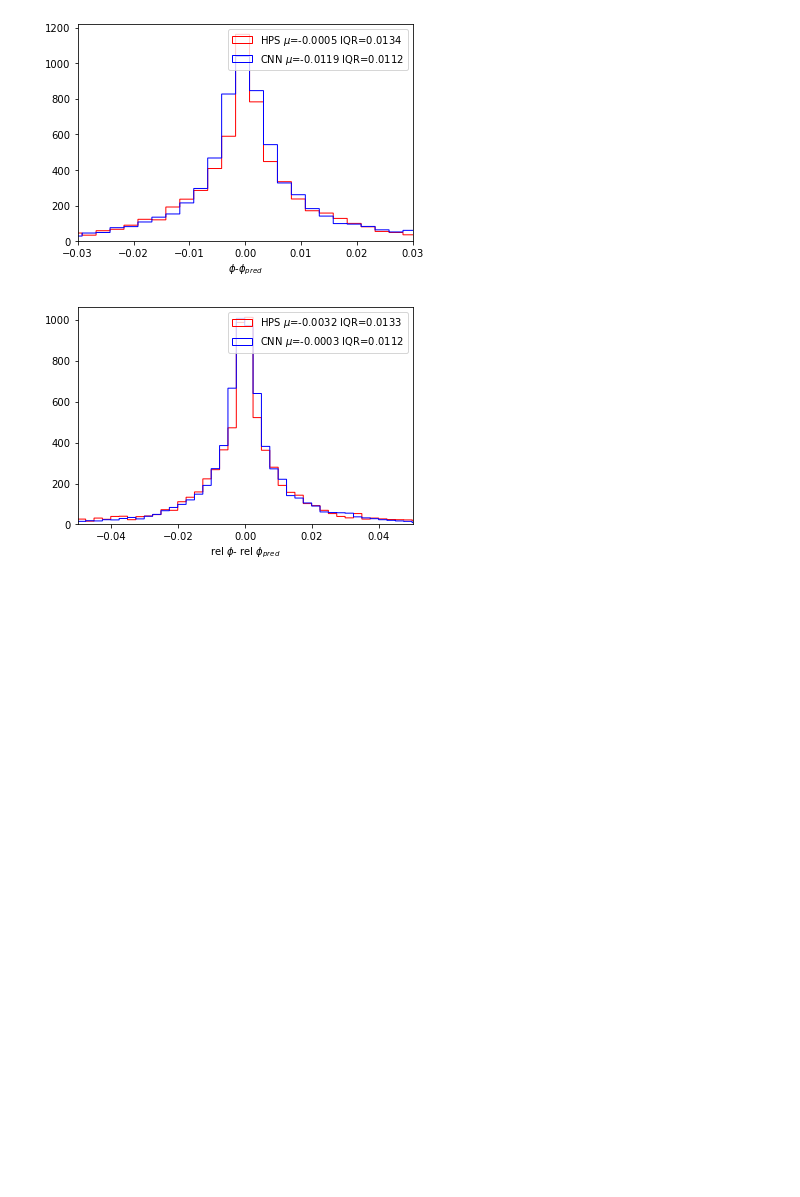
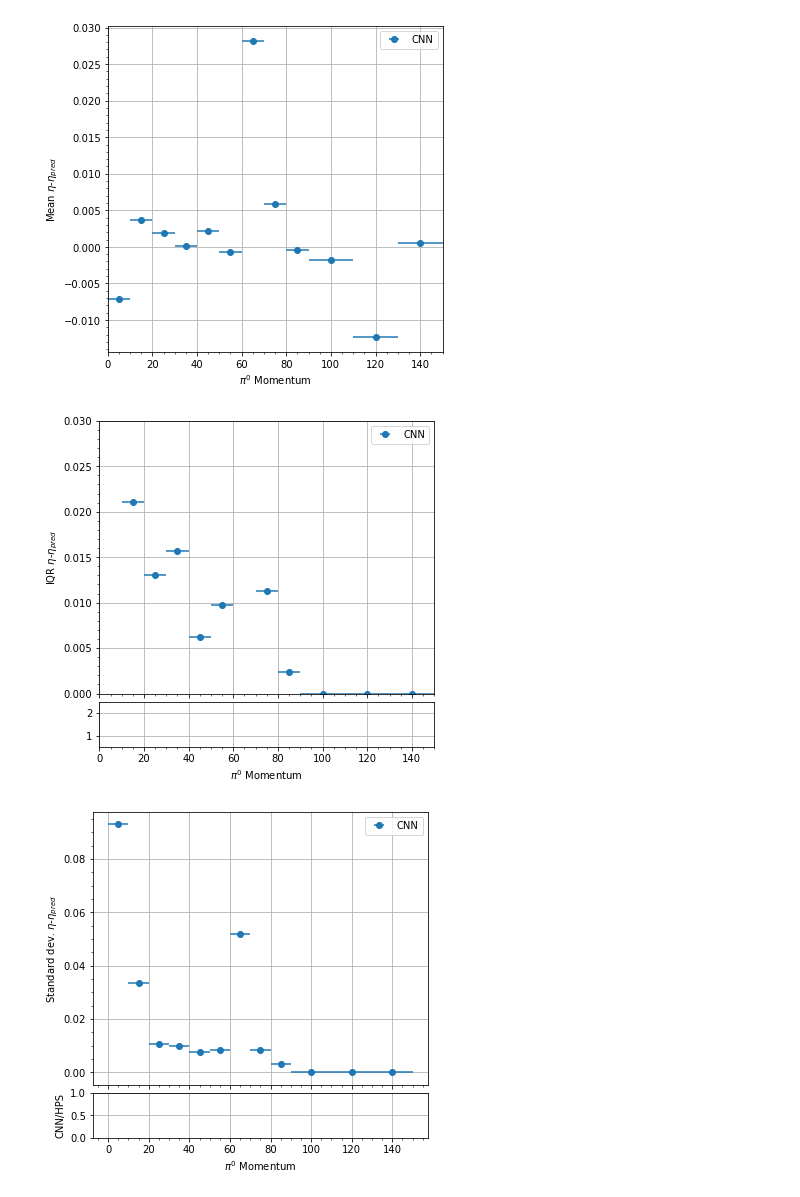
Before and after one commit to lucasrussell01/DeepPi, a Jupyter notebook: Evaluation/notebooks/plot_kinematic_err.ipynb, the cells around one changed output. Drawn from its saved outputs; the diff is of its cells as text; code cells hidden in the pictures; blank space fills up the shorter version.

```diff
--- a/Evaluation/notebooks/plot_kinematic_err.ipynb
+++ b/Evaluation/notebooks/plot_kinematic_err.ipynb
@@ -63,8 +49,10 @@ plotter.compare_releta()
+# %%
+plotter.profile("eta")
+# %% [output]
+[figure, added]
+[figure, added]
+[figure, added]
 # %%
-plotter.compare_phi()
+plotter.relphi()
-# %% [output]
-[figure, removed]
 # %%
-plotter.compare_relphi()
+plotter.releta()
-# %% [output]
-[figure, removed]
```
Also changed, not shown: parts of 17 cells of this notebook, 2 other files.
